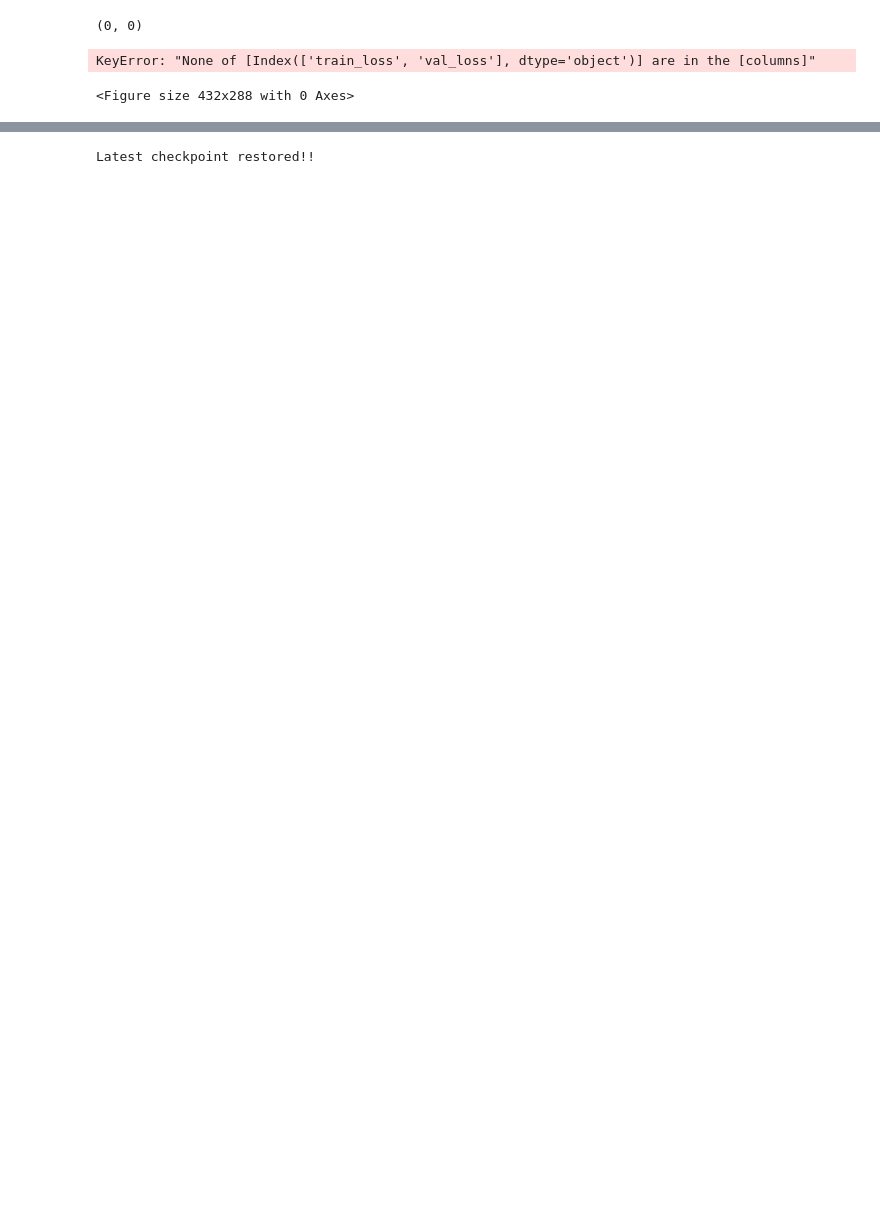
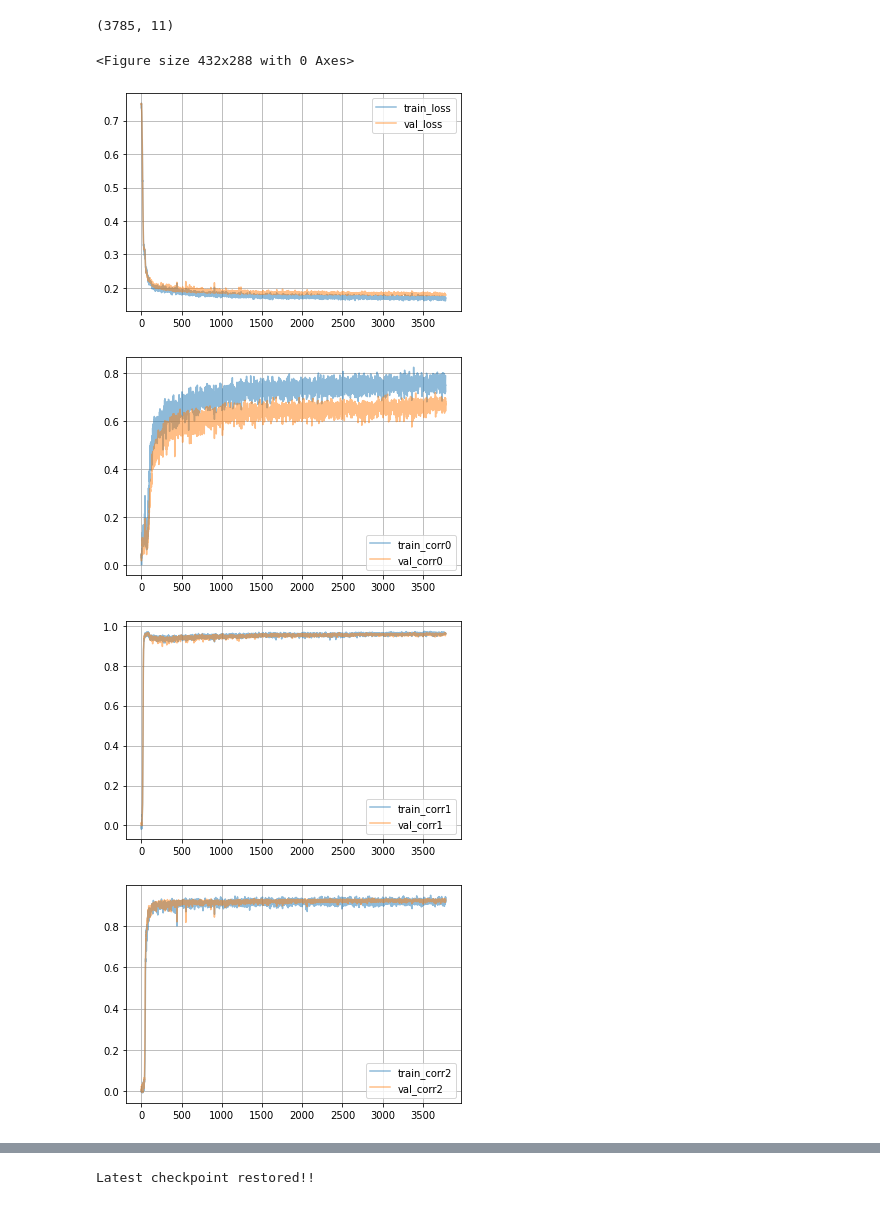
Before and after one commit to pangyuteng/public-misc, a Jupyter notebook: finance/transformer/inference.ipynb, the cells around one changed output, grey strips where cells are left out. Saved outputs shown, nothing was run; the diff lists cells and outputs as text; code cells hidden in the pictures; blank space fills up the shorter version.

```diff
--- a/finance/transformer/inference.ipynb
+++ b/finance/transformer/inference.ipynb
@@ -21,28 +21,31 @@ from train import etl, chunckify, total_days, look_back, look_forward
 # %%
 # check history is good prior front testing
 
 with open('history.yml','r') as f:
     history = yaml.unsafe_load(f.read())
 
 df = pd.DataFrame(history)
 print(df.shape)
 if df.shape[0]!= 0:
     plt.figure(0)
     df[['train_loss','val_loss']].plot(alpha=0.5)
     plt.grid(True)
     plt.figure(1)
-    df[['train_accuracy0','val_accuracy0']].plot(alpha=0.5)
+    df[['train_corr0','val_corr0']].plot(alpha=0.5)
     plt.grid(True)
     plt.figure(2)
-    df[['train_accuracy1','val_accuracy1']].plot(alpha=0.5)
+    df[['train_corr1','val_corr1']].plot(alpha=0.5)
     plt.grid(True)
     plt.figure(3)
-    df[['train_accuracy2','val_accuracy2']].plot(alpha=0.5)
+    df[['train_corr2','val_corr2']].plot(alpha=0.5)
     plt.grid(True)
     plt.figure(4)
-    df[['train_accuracy3','val_accuracy3']].plot(alpha=0.5)
+    df[['train_corr3','val_corr3']].plot(alpha=0.5)
     plt.grid(True)
 # %% [output]
-(0, 0)
+(3785, 11)
-KeyError: "None of [Index(['train_loss', 'val_loss'], dtype='object')] are in the [columns]"
+<Figure size 432x288 with 0 Axes>
-<Figure size 432x288 with 0 Axes>
+[figure, added]
+[figure, added]
+[figure, added]
+[figure, added]
```
Also changed, not shown: parts of 4 cells of this notebook.
